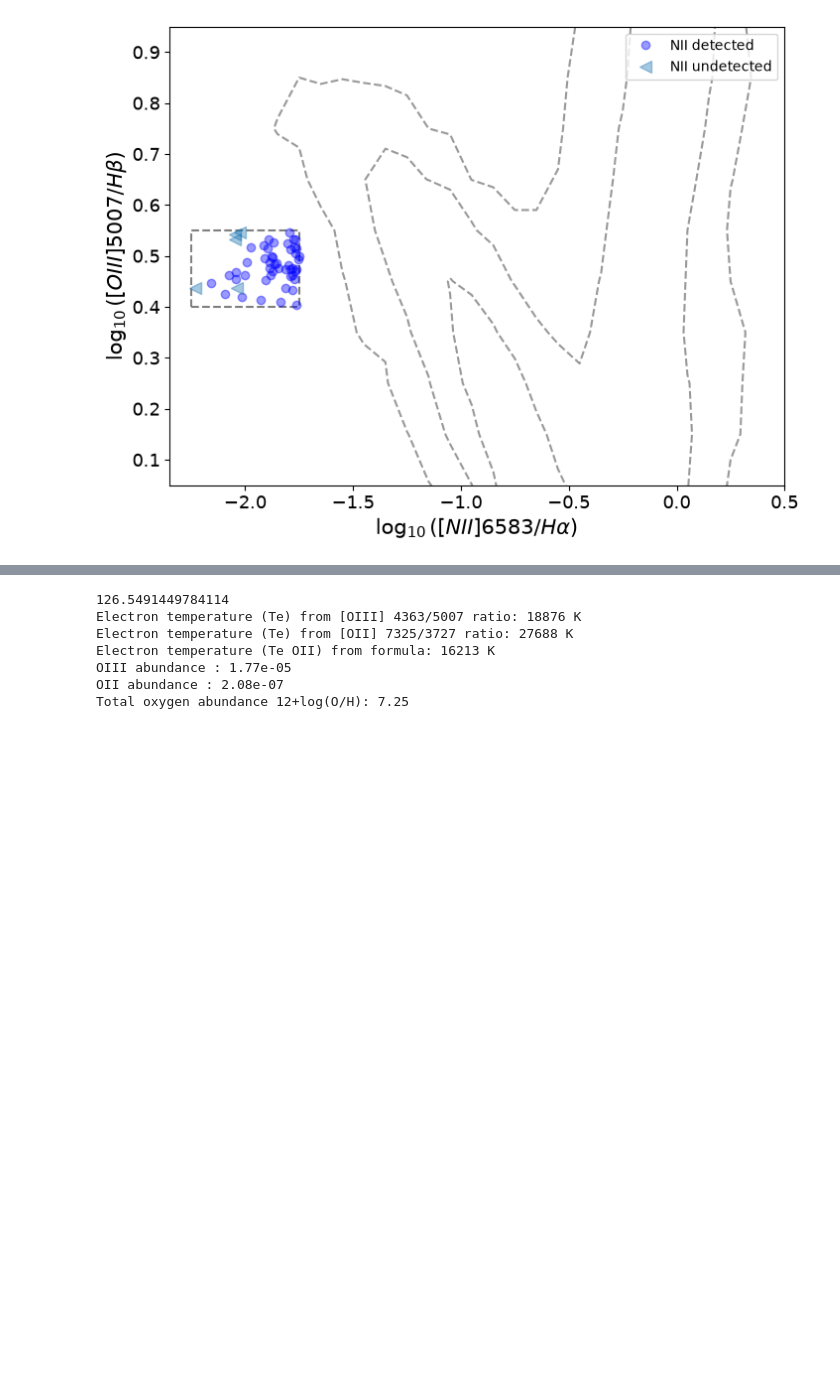
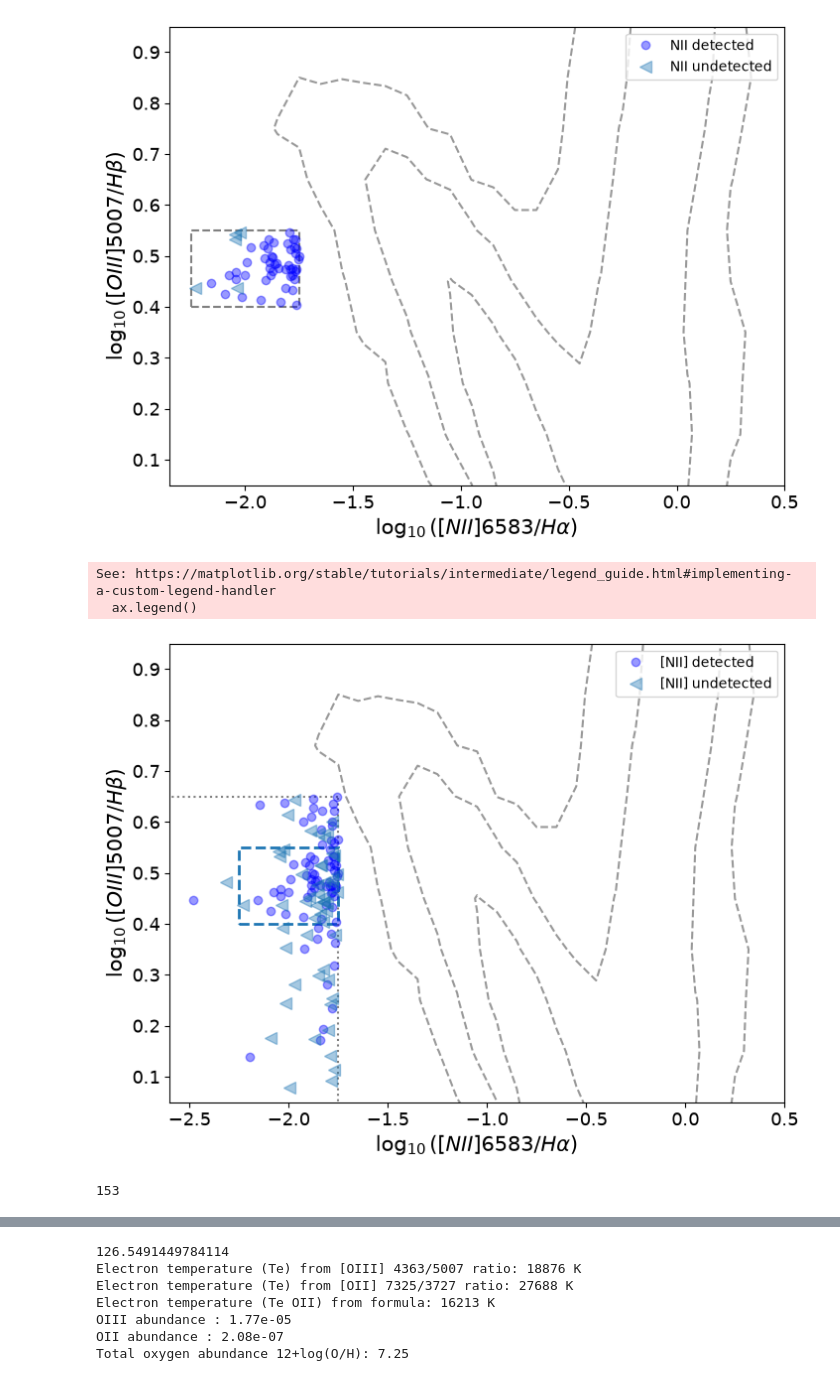
Before and after one commit to thevalentino/desi-selection-exploration, a Jupyter notebook: notebooks/00-EMP-sample-selection.ipynb, the cells around one changed output, grey strips where cells are left out. Drawn from its saved outputs; the diff is of its cells as text; code cells hidden in the pictures; blank space fills up the shorter version.

Commit message:
Adapts selection for CNTAC 2027A proposal

```diff
--- a/notebooks/00-EMP-sample-selection.ipynb
+++ b/notebooks/00-EMP-sample-selection.ipynb
@@ -414,3 +414,83 @@ plt.savefig("../figures/selection.pdf")
 See: https://matplotlib.org/stable/tutorials/intermediate/legend_guide.html#implementing-a-custom-legend-handler
   ax.legend()
 [figure]
+# %%
+detected_corner = (full["vg_n2_detected"] < -1.75) & (full["vg_r3"] < 0.65)
+
+upper_limit_corner = (full["vg_n2_undetected"] < -1.75) & (full["vg_r3"] < 0.65)
+
+fig, ax = plt.subplots(1, 1, figsize=(8, 6))
+
+ax.plot(
+    full.loc[(detected & detected_corner), "vg_n2_distilled"],
+    full.loc[(detected & detected_corner), "vg_r3"],
+    "o",
+    color="blue",
+    ms=6,
+    alpha=0.4,
+    label="[NII] detected",
+)
+
+ax.plot(
+    full.loc[(~detected & upper_limit_corner), "vg_n2_distilled"],
+    full.loc[(~detected & upper_limit_corner), "vg_r3"],
+    "<",
+    color="tab:blue",
+    alpha=0.4,
+    ms=9,
+    label="[NII] undetected",
+)
+
+ax.contour(
+    x_centers,
+    y_centers,
+    H,
+    [10, 100, 1000],
+    origin="lower",
+    linestyles="--",
+    colors="0.6",
+    label="Local galaxies (SDSS)",
+)
+
+rect2 = plt.Rectangle(
+    (-1.75, 0.65),
+    -2.5,
+    -3.15,
+    linewidth=1.5,
+    edgecolor="gray",
+    facecolor="none",
+    linestyle=":",
+)
+ax.add_patch(rect2)
+
+rect3 = plt.Rectangle(
+    (-2.25, 0.4),
+    0.5,
+    0.15,
+    linewidth=2,
+    edgecolor="tab:blue",
+    facecolor="none",
+    linestyle="--",
+)
+ax.add_patch(rect3)
+
+ax.set_xlim(-2.6, 0.5)
+ax.set_ylim(0.05, 0.95)
+# ax.set_xlim(-2.55, -1.5)
+# ax.set_ylim(0.3, .6)
+# increase font of tick labels
+ax.tick_params(axis="both", which="major", labelsize=13)
+
+ax.set_xlabel(r"$\log_{10}([NII] 6583 / H\alpha)$", fontsize=15)
+ax.set_ylabel(r"$\log_{10}([OIII]5007 / H\beta)$", fontsize=15)
+ax.legend()
+
+plt.savefig("../figures/selection_cntac.pdf")
+# %% [output]
+See: https://matplotlib.org/stable/tutorials/intermediate/legend_guide.html#implementing-a-custom-legend-handler
+  ax.legend()
+[figure, added]
+# %%
+np.sum(detected & detected_corner) + np.sum(~detected & upper_limit_corner)
+# %% [output]
+153
```
Also changed, not shown: parts of 2 cells of this notebook, 4 other files.
